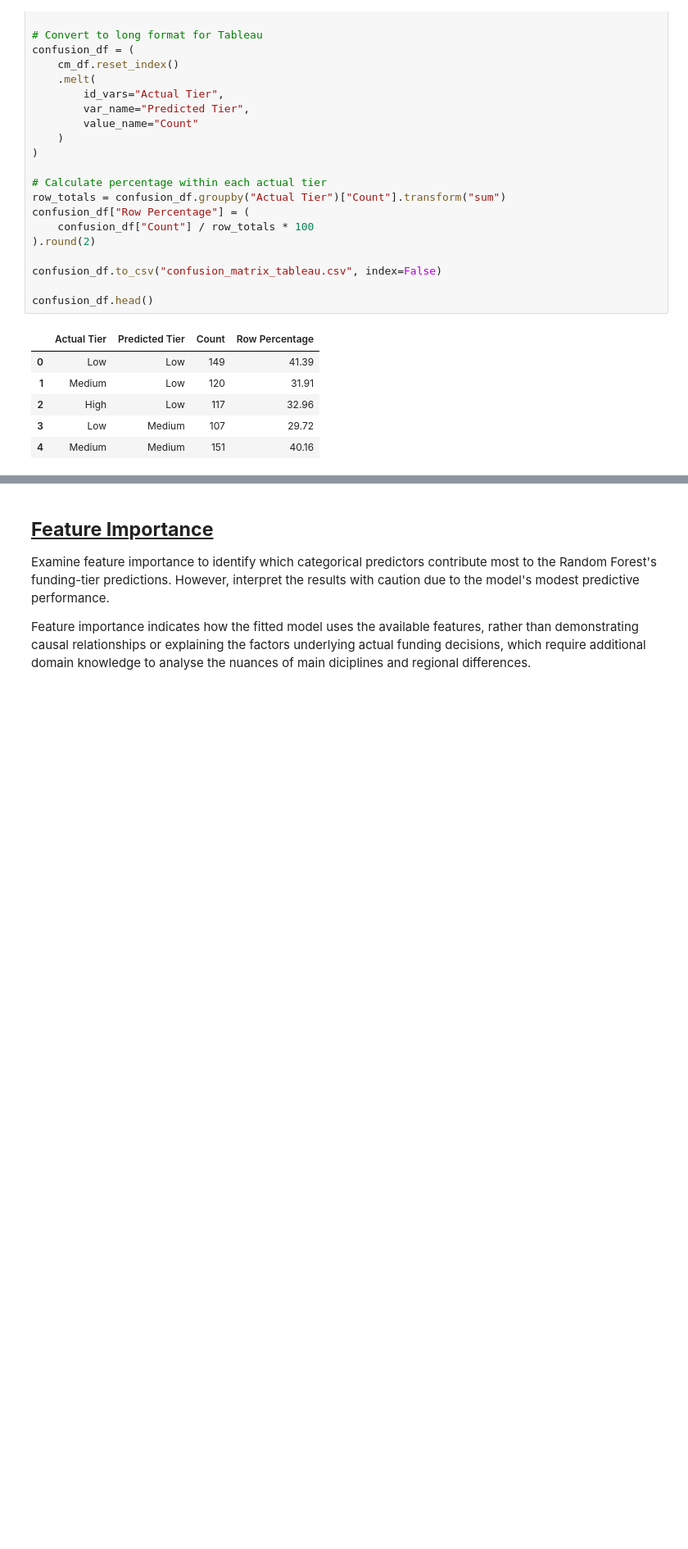
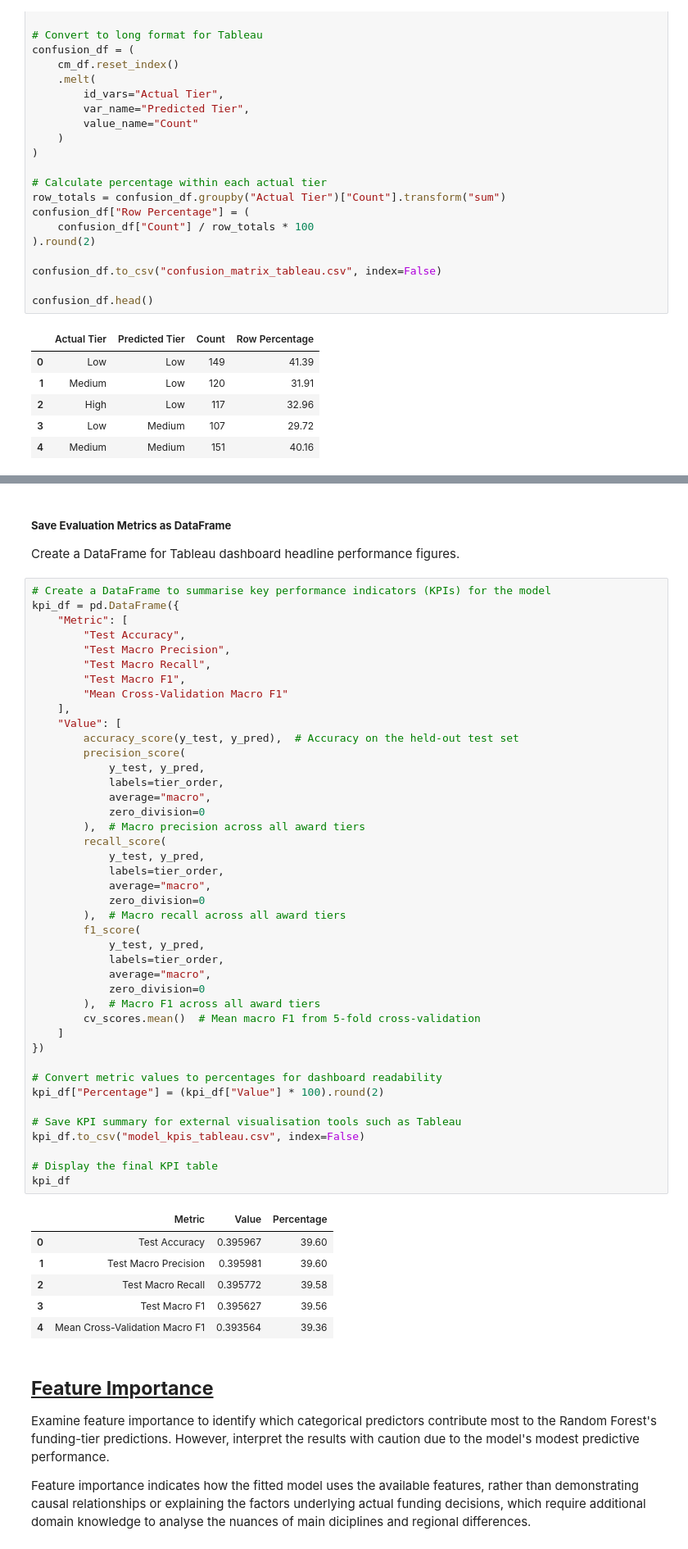
Before and after one commit to vik4t11/Arts-Council-England-Awards-Painted-by-Numbers, a Jupyter notebook: notebooks/4_machine_learning_model.ipynb, the cells around one changed output, grey strips where cells are left out. Shown at 82% size. Cells and saved outputs as stored; diff of their text form; blank space fills up the shorter version.

Commit message:
save model evaluation metrics as dataframe for tableau visualisation

```diff
--- a/notebooks/4_machine_learning_model.ipynb
+++ b/notebooks/4_machine_learning_model.ipynb
@@ -454,6 +454,59 @@ confusion_df.head()
 | 4 | Medium | Medium | 151 | 40.16 |
 # %% [markdown]
 </b>
+# %% [markdown]
+##### **Save Evaluation Metrics as DataFrame**
+
+Create a DataFrame for Tableau dashboard headline performance figures.
+# %%
+# Create a DataFrame to summarise key performance indicators (KPIs) for the model
+kpi_df = pd.DataFrame({
+    "Metric": [
+        "Test Accuracy",
+        "Test Macro Precision",
+        "Test Macro Recall",
+        "Test Macro F1",
+        "Mean Cross-Validation Macro F1"
+    ],
+    "Value": [
+        accuracy_score(y_test, y_pred),  # Accuracy on the held-out test set
+        precision_score(
+            y_test, y_pred,
+            labels=tier_order,
+            average="macro",
+            zero_division=0
+        ),  # Macro precision across all award tiers
+        recall_score(
+            y_test, y_pred,
+            labels=tier_order,
+            average="macro",
+            zero_division=0
+        ),  # Macro recall across all award tiers
+        f1_score(
+            y_test, y_pred,
+            labels=tier_order,
+            average="macro",
+            zero_division=0
+        ),  # Macro F1 across all award tiers
+        cv_scores.mean()  # Mean macro F1 from 5-fold cross-validation
+    ]
+})
+
+# Convert metric values to percentages for dashboard readability
+kpi_df["Percentage"] = (kpi_df["Value"] * 100).round(2)
+
+# Save KPI summary for external visualisation tools such as Tableau
+kpi_df.to_csv("model_kpis_tableau.csv", index=False)
+
+# Display the final KPI table
+kpi_df
+# %% [output]
+|  | Metric | Value | Percentage |
+| 0 | Test Accuracy | 0.395967 | 39.60 |
+| 1 | Test Macro Precision | 0.395981 | 39.60 |
+| 2 | Test Macro Recall | 0.395772 | 39.58 |
+| 3 | Test Macro F1 | 0.395627 | 39.56 |
+| 4 | Mean Cross-Validation Macro F1 | 0.393564 | 39.36 |
 # %% [markdown]
 ## <u>**Feature Importance**</u>
 
```
Also changed, not shown: parts of 2 cells of this notebook, 1 other file.
